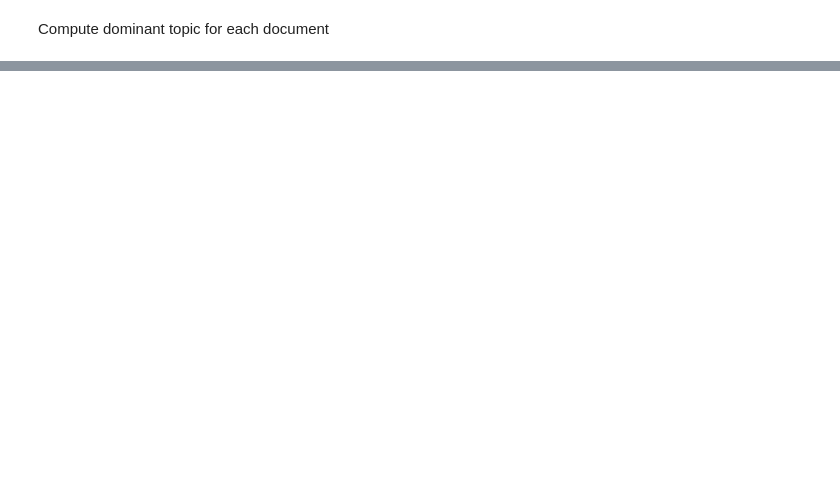
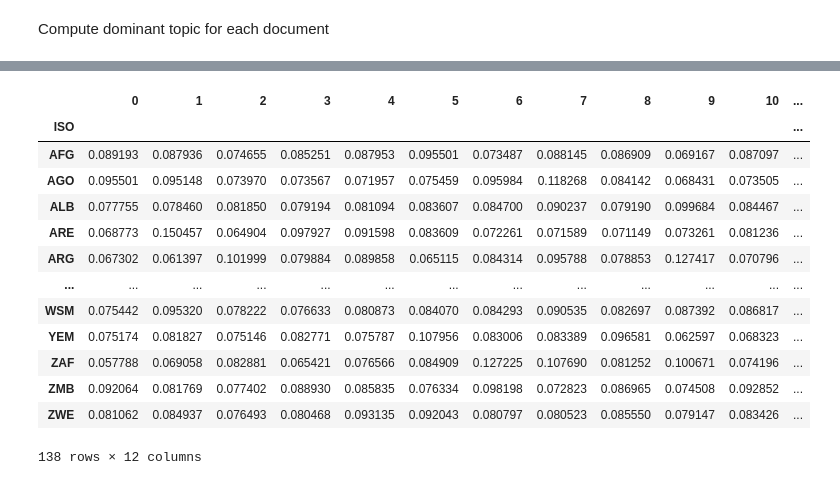
Before and after one commit to butoialexandra/Determining-country-specific-engagement-in-climate-change-policies, a Jupyter notebook: 3_Topic_Modeling_LDA.ipynb, the cells around one changed output, grey strips where cells are left out. Cells and saved outputs as stored; diff of their text form; code cells hidden in the pictures; blank space fills up the shorter version.

```diff
--- a/3_Topic_Modeling_LDA.ipynb
+++ b/3_Topic_Modeling_LDA.ipynb
@@ -431,0 +462,24 @@ df_dominant_topics
+# %%
+def country_name(document):
+  pos1 = document.find('_')
+  pos2 = document.find('_', pos1+1)
+  return document[pos1+1:pos2]
+# %%
+def doc_topic_distribution(ldamodel, corpus, df):
+    topic_distr = pd.DataFrame()
+    # percentages for each topic
+    for row in ldamodel[corpus]:
+        percentages = [perc for topic, perc in row]
+        topic_distr = topic_distr.append(pd.Series(percentages), ignore_index=True)
+    # add original text, doc name, country name and ISO
+    contents = df.NDC
+    document = df.Document
+    iso = df.Document.apply(compute_iso)
+    country = df.Document.apply(country_name)
+
+    topic_distr = pd.concat([topic_distr, contents, document, iso, country], axis=1)
+    columns = [str(x) for x in range(12)]
+    columns.extend(['Text', 'Document', 'ISO', 'Country'])
+    topic_distr.columns = columns
+
+    return topic_distr
@@ -431,0 +488,3 @@ df_dominant_topics
+# %%
+distr_df = doc_topic_distribution(optimal_model, corpus, df)
+distr_df
@@ -431,0 +509,3 @@ df_dominant_topics
+# %%
+agg_df = distr_df.drop(columns=['Text', 'Document', 'Country'])
+agg_df
@@ -431,0 +526,17 @@ df_dominant_topics
+# %%
+agg_df.groupby('ISO').mean()
+# %% [output]
+|  | 0 | 1 | 2 | 3 | 4 | 5 | 6 | 7 | 8 | 9 | 10 | ... |
+| ISO |  |  |  |  |  |  |  |  |  |  |  | ... |
+| AFG | 0.089193 | 0.087936 | 0.074655 | 0.085251 | 0.087953 | 0.095501 | 0.073487 | 0.088145 | 0.086909 | 0.069167 | 0.087097 | ... |
+| AGO | 0.095501 | 0.095148 | 0.073970 | 0.073567 | 0.071957 | 0.075459 | 0.095984 | 0.118268 | 0.084142 | 0.068431 | 0.073505 | ... |
+| ALB | 0.077755 | 0.078460 | 0.081850 | 0.079194 | 0.081094 | 0.083607 | 0.084700 | 0.090237 | 0.079190 | 0.099684 | 0.084467 | ... |
+| ARE | 0.068773 | 0.150457 | 0.064904 | 0.097927 | 0.091598 | 0.083609 | 0.072261 | 0.071589 | 0.071149 | 0.073261 | 0.081236 | ... |
+| ARG | 0.067302 | 0.061397 | 0.101999 | 0.079884 | 0.089858 | 0.065115 | 0.084314 | 0.095788 | 0.078853 | 0.127417 | 0.070796 | ... |
+| ... | ... | ... | ... | ... | ... | ... | ... | ... | ... | ... | ... | ... |
+| WSM | 0.075442 | 0.095320 | 0.078222 | 0.076633 | 0.080873 | 0.084070 | 0.084293 | 0.090535 | 0.082697 | 0.087392 | 0.086817 | ... |
+| YEM | 0.075174 | 0.081827 | 0.075146 | 0.082771 | 0.075787 | 0.107956 | 0.083006 | 0.083389 | 0.096581 | 0.062597 | 0.068323 | ... |
+| ZAF | 0.057788 | 0.069058 | 0.082881 | 0.065421 | 0.076566 | 0.084909 | 0.127225 | 0.107690 | 0.081252 | 0.100671 | 0.074196 | ... |
+| ZMB | 0.092064 | 0.081769 | 0.077402 | 0.088930 | 0.085835 | 0.076334 | 0.098198 | 0.072823 | 0.086965 | 0.074508 | 0.092852 | ... |
+| ZWE | 0.081062 | 0.084937 | 0.076493 | 0.080468 | 0.093135 | 0.092043 | 0.080797 | 0.080523 | 0.085550 | 0.079147 | 0.083426 | ... |
+138 rows × 12 columns
```
Also changed, not shown: parts of 40 cells of this notebook.
